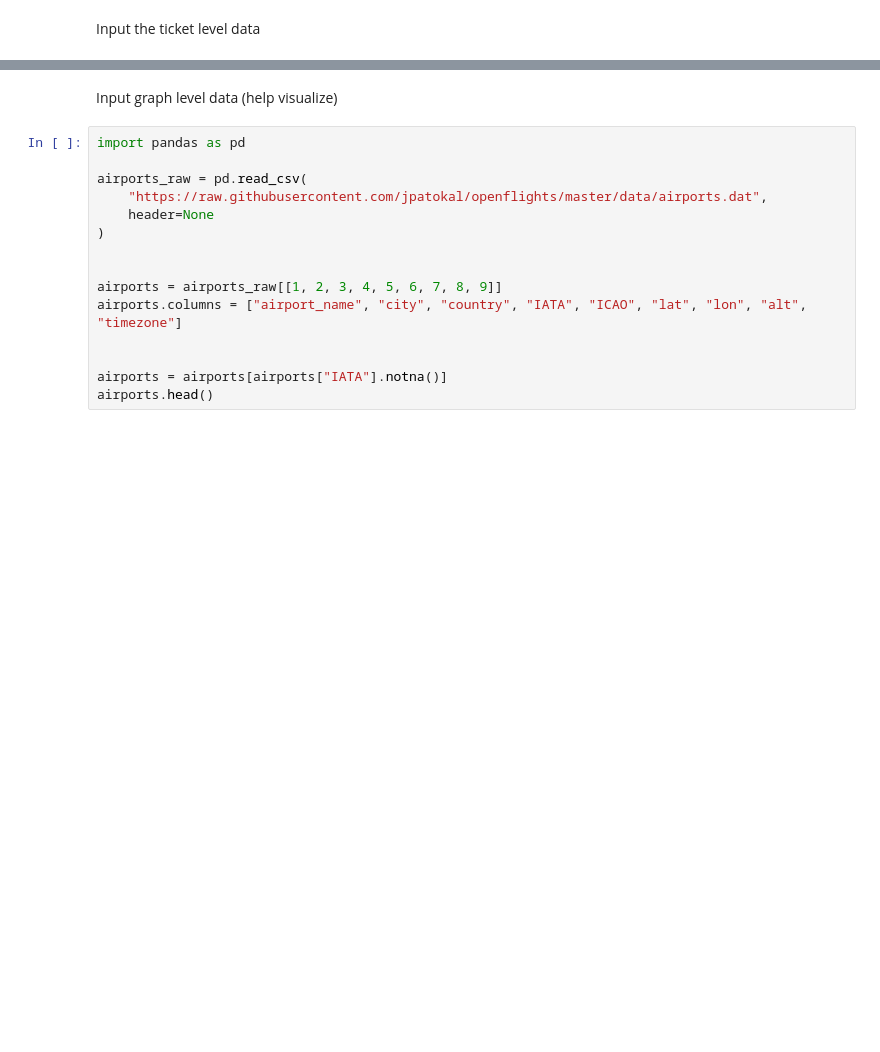
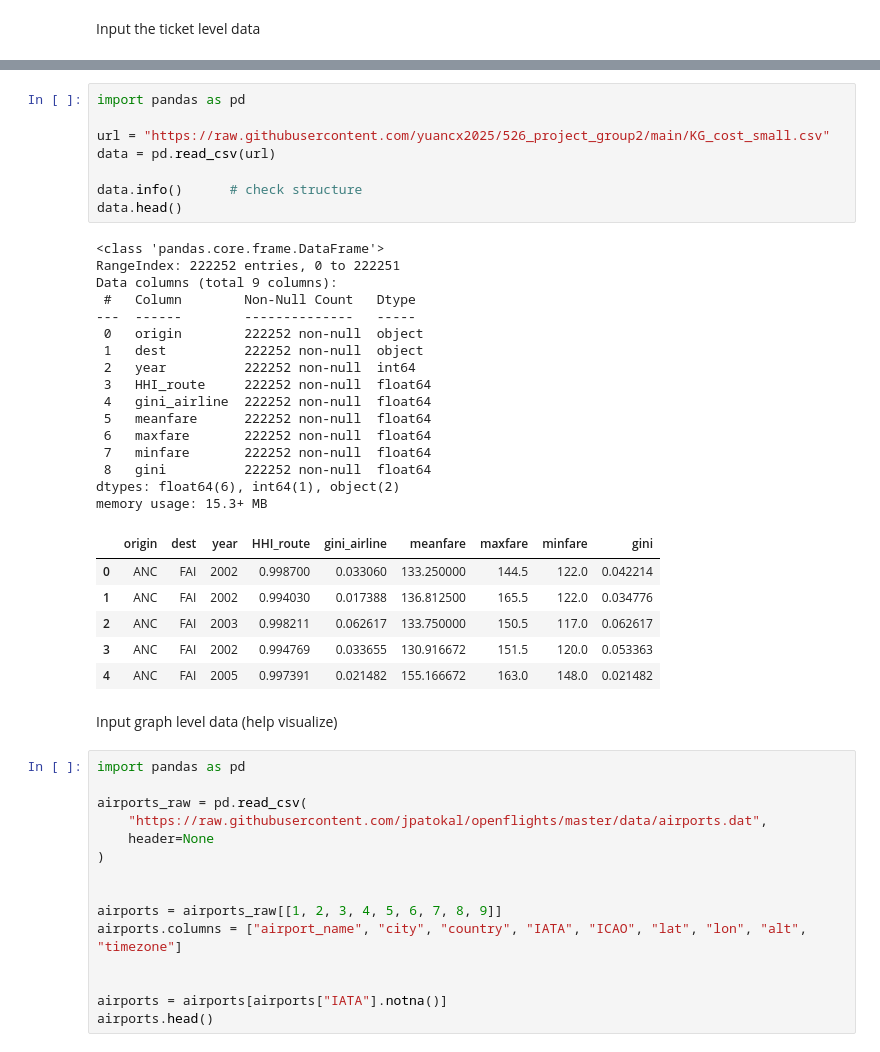
Before and after one commit to yuancx2025/526_project_group2, a Jupyter notebook: Data_science.ipynb, the cells around one changed output, grey strips where cells are left out. Drawn from its saved outputs; the diff is of its cells as text; blank space fills up the shorter version.

```diff
--- a/Data_science.ipynb
+++ b/Data_science.ipynb
@@ -21,3 +14,34 @@ MessageError: Error: credential propagation was unsuccessful
+# %%
+import pandas as pd
+
+url = "https://raw.githubusercontent.com/yuancx2025/526_project_group2/main/KG_cost_small.csv"
+data = pd.read_csv(url)
+
+data.info()      # check structure
+data.head()
+# %% [output]
+<class 'pandas.core.frame.DataFrame'>
+RangeIndex: 222252 entries, 0 to 222251
+Data columns (total 9 columns):
+ #   Column        Non-Null Count   Dtype
+---  ------        --------------   -----
+ 0   origin        222252 non-null  object
+ 1   dest          222252 non-null  object
+ 2   year          222252 non-null  int64
+ 3   HHI_route     222252 non-null  float64
+ 4   gini_airline  222252 non-null  float64
+ 5   meanfare      222252 non-null  float64
+ 6   maxfare       222252 non-null  float64
+ 7   minfare       222252 non-null  float64
+ 8   gini          222252 non-null  float64
+dtypes: float64(6), int64(1), object(2)
+memory usage: 15.3+ MB
+|  | origin | dest | year | HHI_route | gini_airline | meanfare | maxfare | minfare | gini |
+| 0 | ANC | FAI | 2002 | 0.998700 | 0.033060 | 133.250000 | 144.5 | 122.0 | 0.042214 |
+| 1 | ANC | FAI | 2002 | 0.994030 | 0.017388 | 136.812500 | 165.5 | 122.0 | 0.034776 |
+| 2 | ANC | FAI | 2003 | 0.998211 | 0.062617 | 133.750000 | 150.5 | 117.0 | 0.062617 |
+| 3 | ANC | FAI | 2002 | 0.994769 | 0.033655 | 130.916672 | 151.5 | 120.0 | 0.053363 |
+| 4 | ANC | FAI | 2005 | 0.997391 | 0.021482 | 155.166672 | 163.0 | 148.0 | 0.021482 |
 # %% [markdown]
 Input graph level data (help visualize)
 # %%
```
Also changed, not shown: parts of 10 cells of this notebook.
